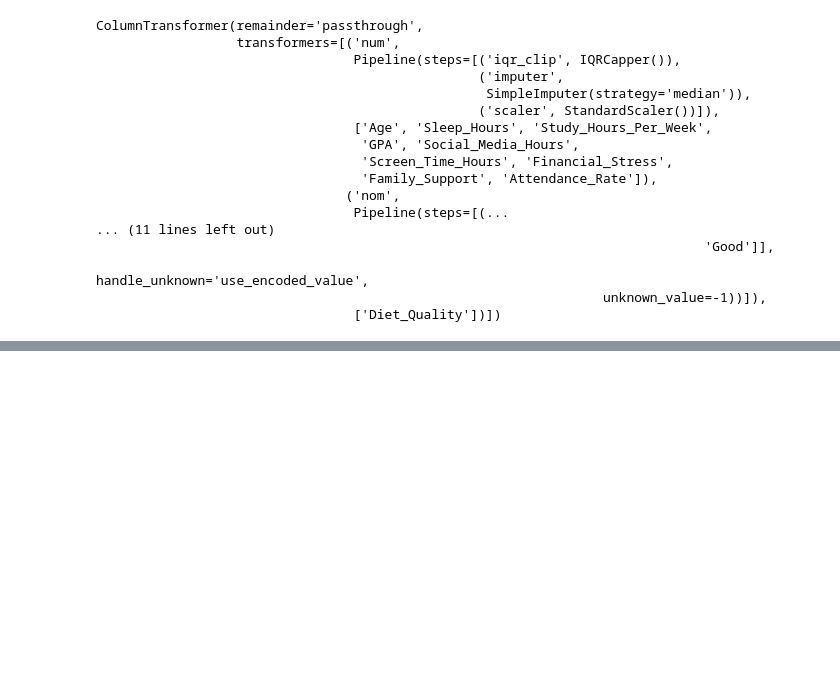
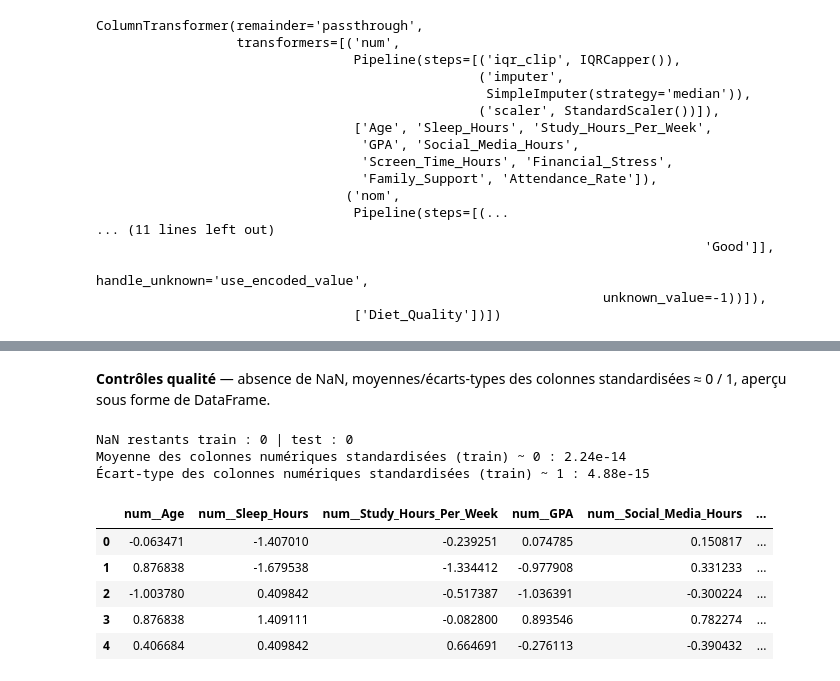
Before and after one commit to MohamedRahoumi/Pr-diction-du-risque-de-sant-mentale-chez-les-tudiants, a Jupyter notebook: notebooks/2-preprocessing.ipynb, the cells around one changed output, grey strips where cells are left out. Drawn from its saved outputs; the diff is of its cells as text; code cells hidden in the pictures; blank space fills up the shorter version.

Commit message:
Assemblage du ColumnTransformer unifiant l'ensemble des transformations

```diff
--- a/notebooks/2-preprocessing.ipynb
+++ b/notebooks/2-preprocessing.ipynb
@@ -340,0 +343,12 @@ ColumnTransformer(remainder='passthrough',
+# %%
+# Fit sur le TRAIN uniquement, puis simple transformation du test
+X_train_prepared = preprocessor.fit_transform(X_train)
+X_test_prepared = preprocessor.transform(X_test)
+
+feature_names = preprocessor.get_feature_names_out()
+print(f"Dimensions avant encodage  : {X_train.shape}")
+print(f"Dimensions après pipeline  : {X_train_prepared.shape} (train) / {X_test_prepared.shape} (test)")
+print()
+print("Variables générées :")
+for name in feature_names:
+    print("  -", name)
@@ -340,0 +373,21 @@ ColumnTransformer(remainder='passthrough',
+# %% [markdown]
+**Contrôles qualité** — absence de NaN, moyennes/écarts-types des colonnes standardisées ≈ 0 / 1, aperçu sous forme de DataFrame.
+# %%
+# Contrôles qualité du résultat
+print(f"NaN restants train : {np.isnan(X_train_prepared).sum()} | test : {np.isnan(X_test_prepared).sum()}")
+print(f"Moyenne des colonnes numériques standardisées (train) ~ 0 : {np.abs(X_train_prepared[:, :9].mean(axis=0)).max():.2e}")
+print(f"Écart-type des colonnes numériques standardisées (train) ~ 1 : {np.abs(X_train_prepared[:, :9].std(axis=0) - 1).max():.2e}")
+print()
+# Aperçu sous forme de DataFrame pour lisibilité
+X_train_prepared_df = pd.DataFrame(X_train_prepared, columns=feature_names)
+X_train_prepared_df.head()
+# %% [output]
+NaN restants train : 0 | test : 0
+Moyenne des colonnes numériques standardisées (train) ~ 0 : 2.24e-14
+Écart-type des colonnes numériques standardisées (train) ~ 1 : 4.88e-15
+|  | num__Age | num__Sleep_Hours | num__Study_Hours_Per_Week | num__GPA | num__Social_Media_Hours | ... |
+| 0 | -0.063471 | -1.407010 | -0.239251 | 0.074785 | 0.150817 | ... |
+| 1 | 0.876838 | -1.679538 | -1.334412 | -0.977908 | 0.331233 | ... |
+| 2 | -1.003780 | 0.409842 | -0.517387 | -1.036391 | -0.300224 | ... |
+| 3 | 0.876838 | 1.409111 | -0.082800 | 0.893546 | 0.782274 | ... |
+| 4 | 0.406684 | 0.409842 | 0.664691 | -0.276113 | -0.390432 | ... |
```
Also changed, not shown: parts of 3 cells of this notebook.
